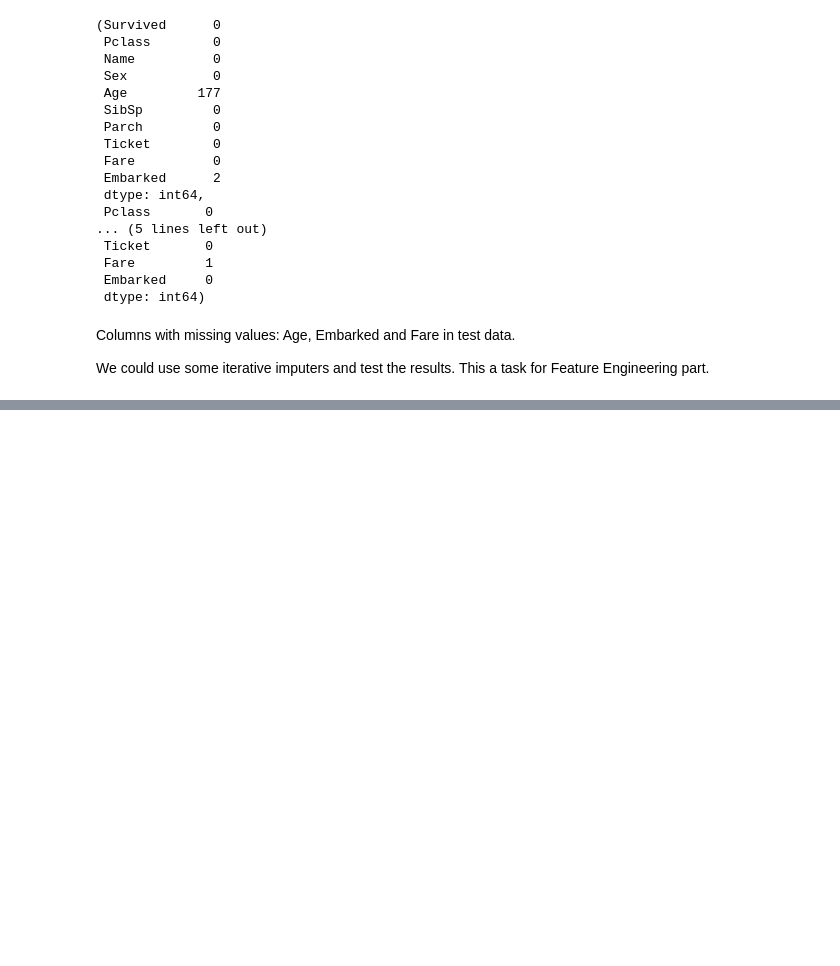
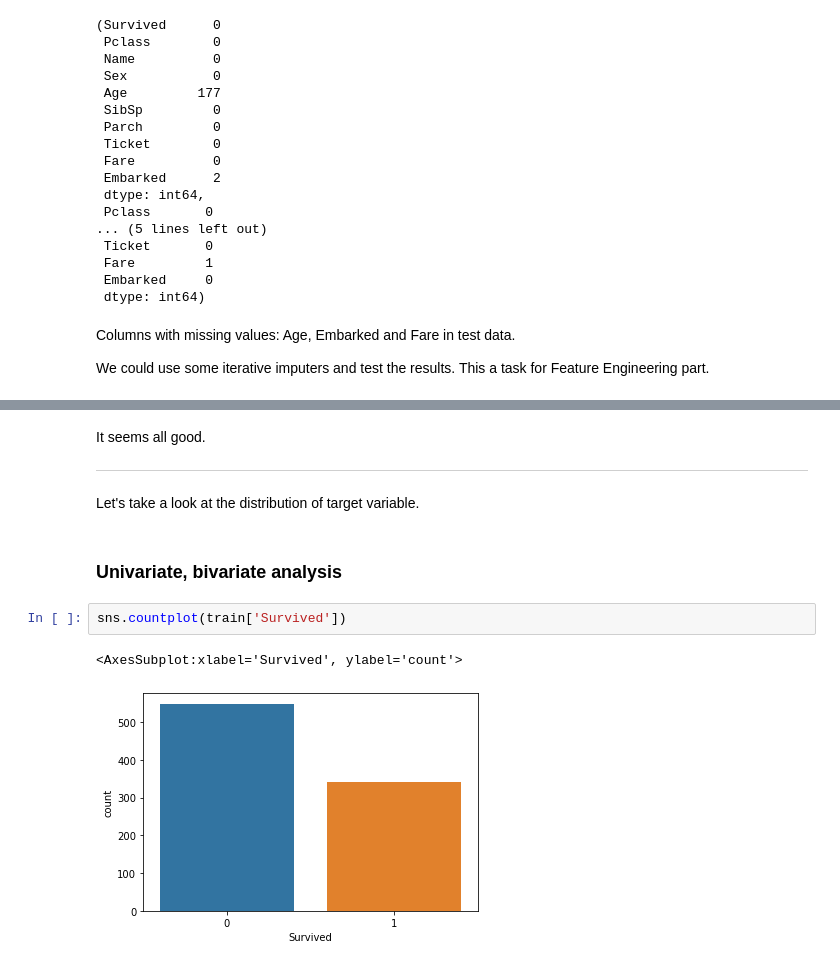
Before and after one commit to dataqueenpend/Projects-, a Jupyter notebook: Titanic - Survivcal Analysis and Predictions/Titanic Survival Analysis and Predictions.ipynb, the cells around one changed output, grey strips where cells are left out. Drawn from its saved outputs; the diff is of its cells as text; blank space fills up the shorter version.

```diff
--- a/Titanic - Survivcal Analysis and Predictions/Titanic Survival Analysis and Predictions.ipynb
+++ b/Titanic - Survivcal Analysis and Predictions/Titanic Survival Analysis and Predictions.ipynb
@@ -327,0 +356,13 @@ We could use some iterative imputers and test the results. This a task for Featu
+# %% [markdown]
+It seems all good.
+
+---
+
+Let's take a look at the distribution of target variable.
+# %% [markdown]
+### Univariate, bivariate analysis
+# %%
+sns.countplot(train['Survived'])
+# %% [output]
+<AxesSubplot:xlabel='Survived', ylabel='count'>
+[figure, added]
```
Also changed, not shown: parts of 9 cells of this notebook.
